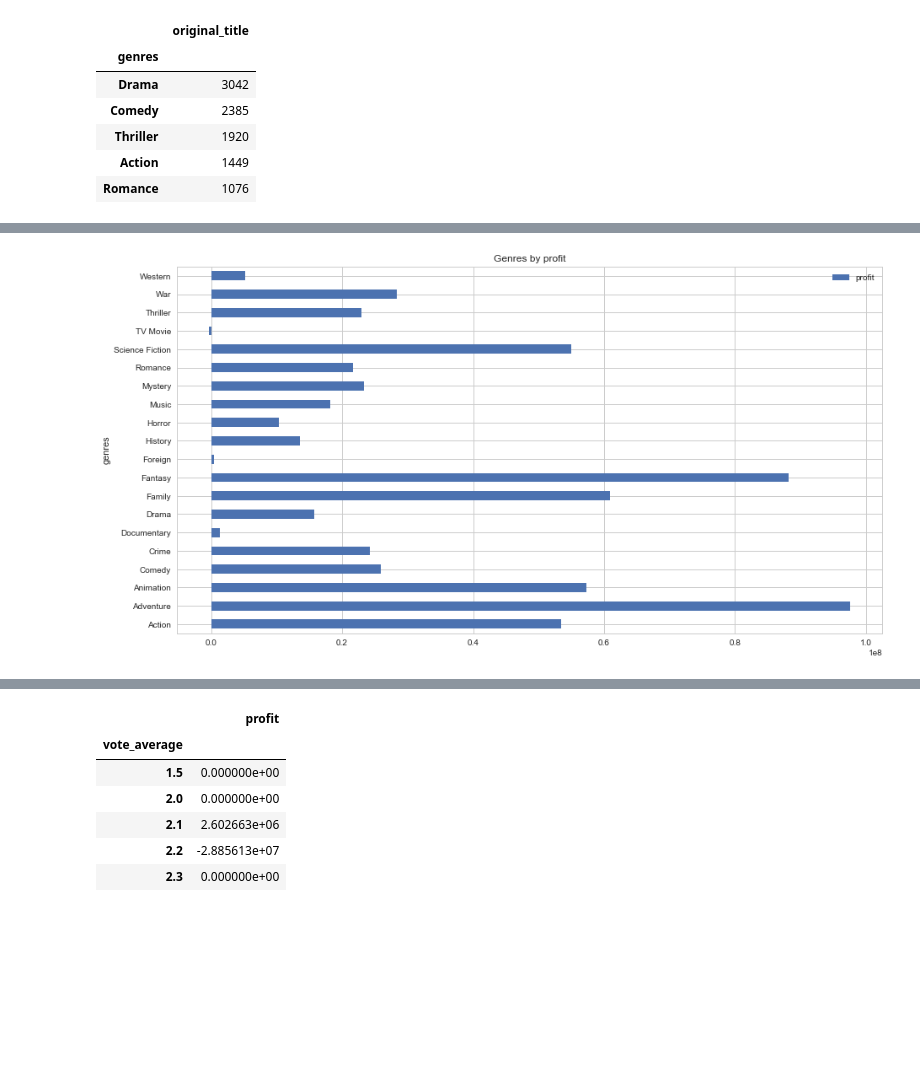
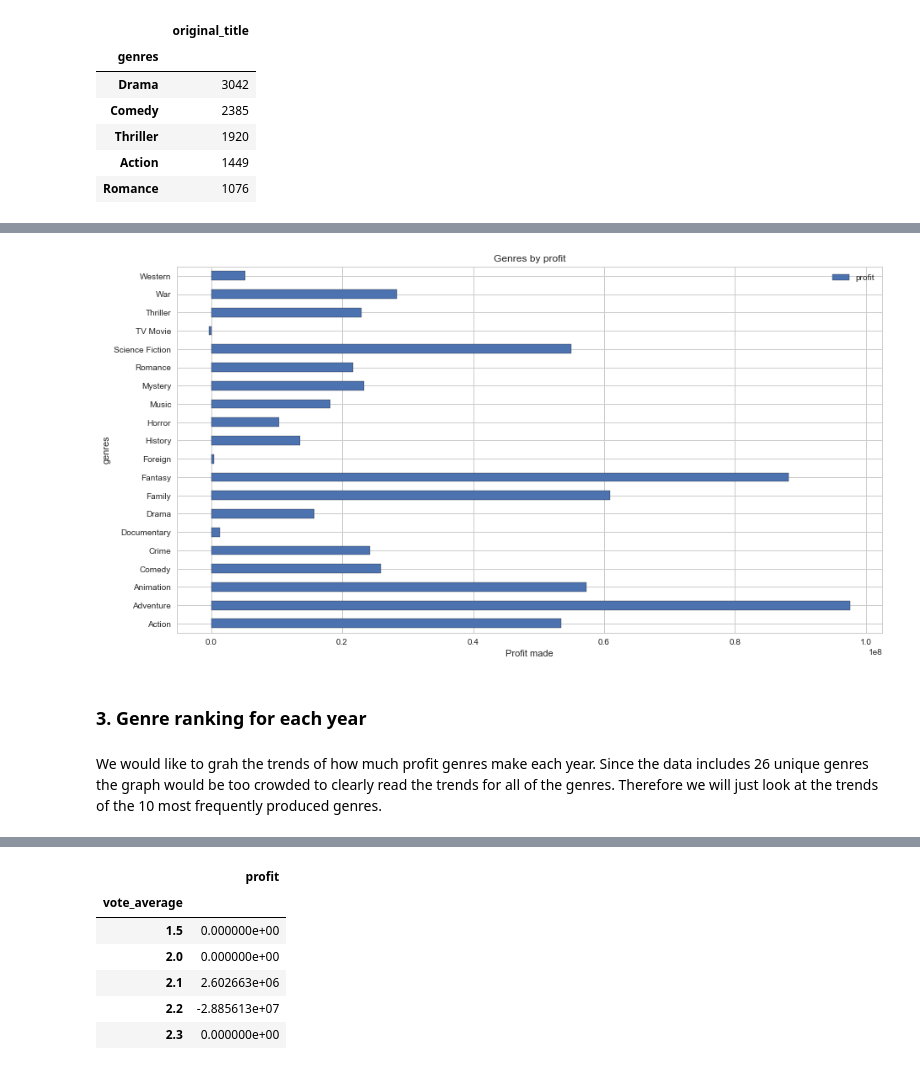
Before and after one commit to sian-nadin/Investigate-movie-genres, a Jupyter notebook: investigate-a-dataset-template.ipynb, the cells around one changed output, grey strips where cells are left out. Cells and saved outputs as stored; diff of their text form; code cells hidden in the pictures; blank space fills up the shorter version.

```diff
--- a/investigate-a-dataset-template.ipynb
+++ b/investigate-a-dataset-template.ipynb
@@ -93,7 +83,7 @@ First, take a quick look at the data above to see if we need to clean or trim an
 # %% [markdown]
 First, create a new table with just the fields that we're inteersted in
 # %%
-new_dataset = data.filter(['profit','original_title','director', 'genres', 'production_companies', 'release_date', 'release_year', 'vote_average'], axis=1)
+new_dataset = data.filter(['profit','original_title', 'genres', 'release_date', 'release_year', 'vote_average'], axis=1)
 # %%
 new_dataset.head()
 # %% [output]
@@ -169,5 +168,5 @@ plt.show()
 # %%
 profit_and_genres_df = final_dataframe[['original_title', 'profit', 'genres']]
-new_df = profit_and_genres_df.groupby(['genres']).mean()
-profit_and_genres_df.head()
+mean_profit_vs_genre_df = profit_and_genres_df.groupby(['genres']).mean()
+mean_profit_vs_genre_df.head()
 # %% [output]
@@ -180,5 +180,12 @@ profit_and_genres_df.head()
 # %%
-new_df[['profit']].plot.barh(title = 'Genres by profit', figsize=(15, 8));
+mean_profit_vs_genre_df[['profit']].plot.barh(stacked=False, title = 'Genres by profit', figsize=(15, 8));
+plt.xlabel('Profit made')
 plt.show()
 # %% [output]
-[figure, old version]
+[figure, new version]
+# %% [markdown]
+### 3. Genre ranking for each year
+# %% [markdown]
+We would like to grah the trends of how much profit genres make each year. Since the data includes 26
+unique genres the graph would be too crowded to clearly read the trends for all of the genres. Therefore we will
+just look at the trends of the 10 most frequently produced genres.
```
Also changed, not shown: parts of 38 cells of this notebook.
